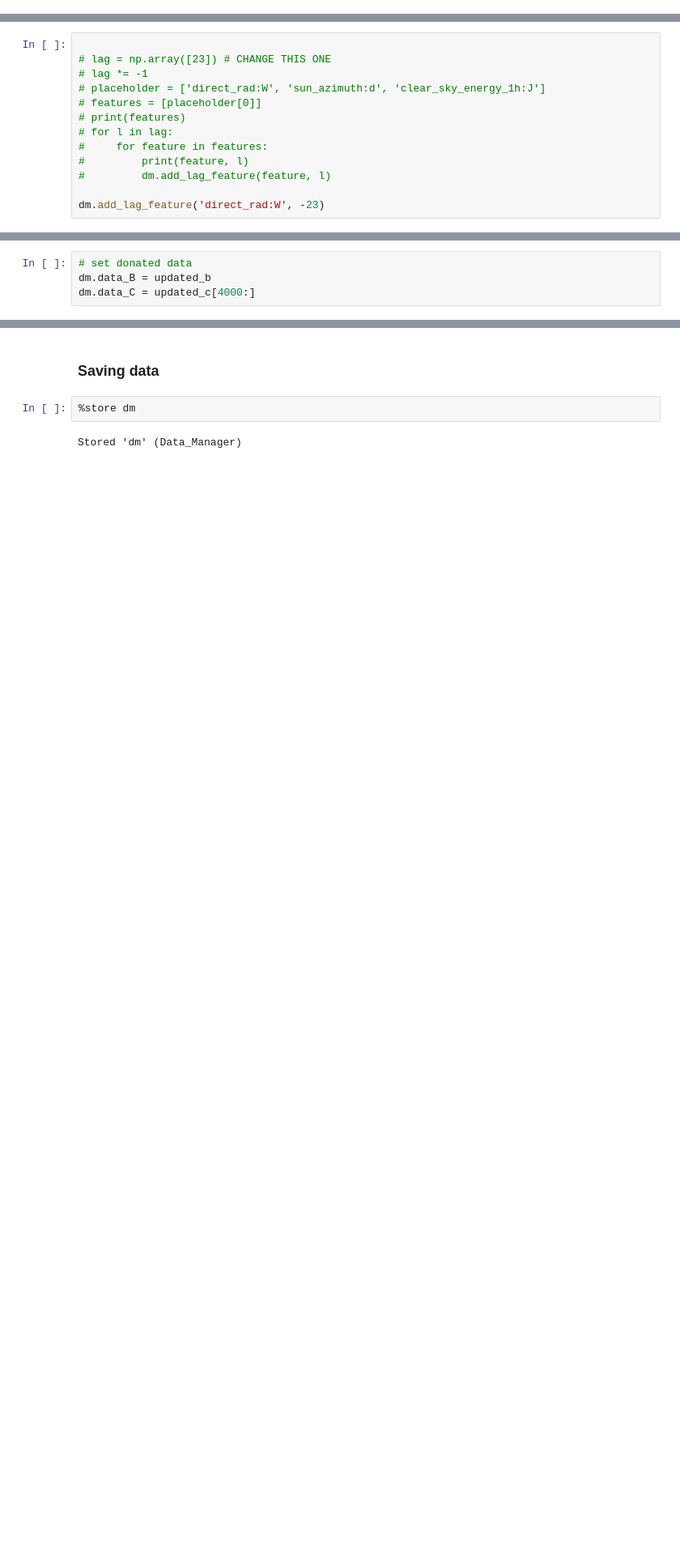
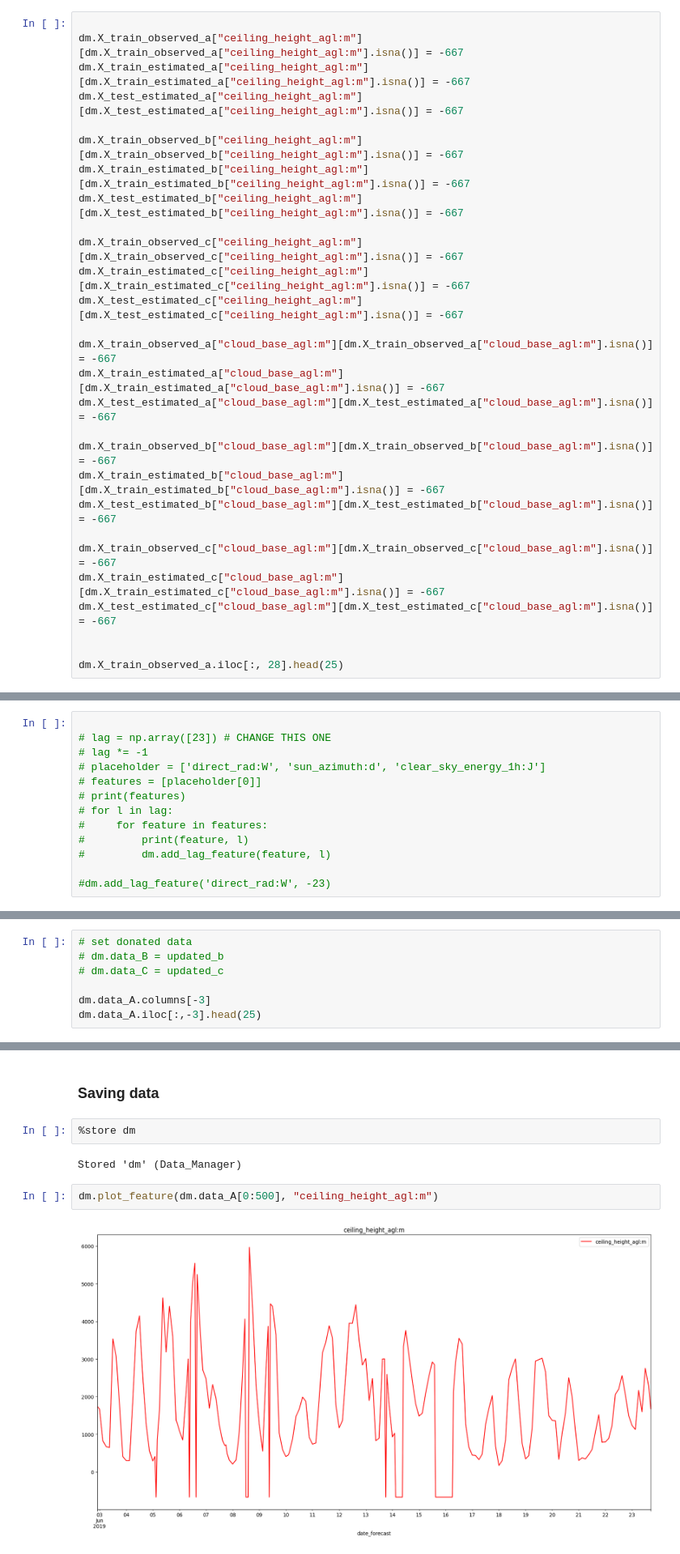
Before and after one commit to nasols/TDT4174-Machine-Learning, a Jupyter notebook: data_preparation.ipynb, the cells around one changed output, grey strips where cells are left out. Shown at 81% size. Saved outputs shown, nothing was run; the diff lists cells and outputs as text; blank space fills up the shorter version.

```diff
--- a/data_preparation.ipynb
+++ b/data_preparation.ipynb
@@ -125,0 +161,28 @@ We can either
+# %%
+
+dm.X_train_observed_a["ceiling_height_agl:m"][dm.X_train_observed_a["ceiling_height_agl:m"].isna()] = -667
+dm.X_train_estimated_a["ceiling_height_agl:m"][dm.X_train_estimated_a["ceiling_height_agl:m"].isna()] = -667
+dm.X_test_estimated_a["ceiling_height_agl:m"][dm.X_test_estimated_a["ceiling_height_agl:m"].isna()] = -667
+
+dm.X_train_observed_b["ceiling_height_agl:m"][dm.X_train_observed_b["ceiling_height_agl:m"].isna()] = -667
+dm.X_train_estimated_b["ceiling_height_agl:m"][dm.X_train_estimated_b["ceiling_height_agl:m"].isna()] = -667
+dm.X_test_estimated_b["ceiling_height_agl:m"][dm.X_test_estimated_b["ceiling_height_agl:m"].isna()] = -667
+
+dm.X_train_observed_c["ceiling_height_agl:m"][dm.X_train_observed_c["ceiling_height_agl:m"].isna()] = -667
+dm.X_train_estimated_c["ceiling_height_agl:m"][dm.X_train_estimated_c["ceiling_height_agl:m"].isna()] = -667
+dm.X_test_estimated_c["ceiling_height_agl:m"][dm.X_test_estimated_c["ceiling_height_agl:m"].isna()] = -667
+
+dm.X_train_observed_a["cloud_base_agl:m"][dm.X_train_observed_a["cloud_base_agl:m"].isna()] = -667
+dm.X_train_estimated_a["cloud_base_agl:m"][dm.X_train_estimated_a["cloud_base_agl:m"].isna()] = -667
+dm.X_test_estimated_a["cloud_base_agl:m"][dm.X_test_estimated_a["cloud_base_agl:m"].isna()] = -667
+
+dm.X_train_observed_b["cloud_base_agl:m"][dm.X_train_observed_b["cloud_base_agl:m"].isna()] = -667
+dm.X_train_estimated_b["cloud_base_agl:m"][dm.X_train_estimated_b["cloud_base_agl:m"].isna()] = -667
+dm.X_test_estimated_b["cloud_base_agl:m"][dm.X_test_estimated_b["cloud_base_agl:m"].isna()] = -667
+
+dm.X_train_observed_c["cloud_base_agl:m"][dm.X_train_observed_c["cloud_base_agl:m"].isna()] = -667
+dm.X_train_estimated_c["cloud_base_agl:m"][dm.X_train_estimated_c["cloud_base_agl:m"].isna()] = -667
+dm.X_test_estimated_c["cloud_base_agl:m"][dm.X_test_estimated_c["cloud_base_agl:m"].isna()] = -667
+
+
+dm.X_train_observed_a.iloc[:, 28].head(25)
@@ -213,4 +290,4 @@ dates_C = dm.data_C["date_forecast"]
 #         print(feature, l)
 #         dm.add_lag_feature(feature, l)
 
-dm.add_lag_feature('direct_rad:W', -23)
+#dm.add_lag_feature('direct_rad:W', -23)
@@ -273,4 +320,7 @@ donated rows from B to C:  6022
 # %%
 # set donated data
-dm.data_B = updated_b
-dm.data_C = updated_c[4000:]
+# dm.data_B = updated_b
+# dm.data_C = updated_c
+
+dm.data_A.columns[-3]
+dm.data_A.iloc[:,-3].head(25)
@@ -286,3 +348,7 @@ dm.plot_feature(dm.data_C, "pv_measurement")
 %store dm
 # %% [output]
 Stored 'dm' (Data_Manager)
+# %%
+dm.plot_feature(dm.data_A[0:500], "ceiling_height_agl:m")
+# %% [output]
+[figure, added]
```
Also changed, not shown: parts of 14 cells of this notebook, 12 other files.
